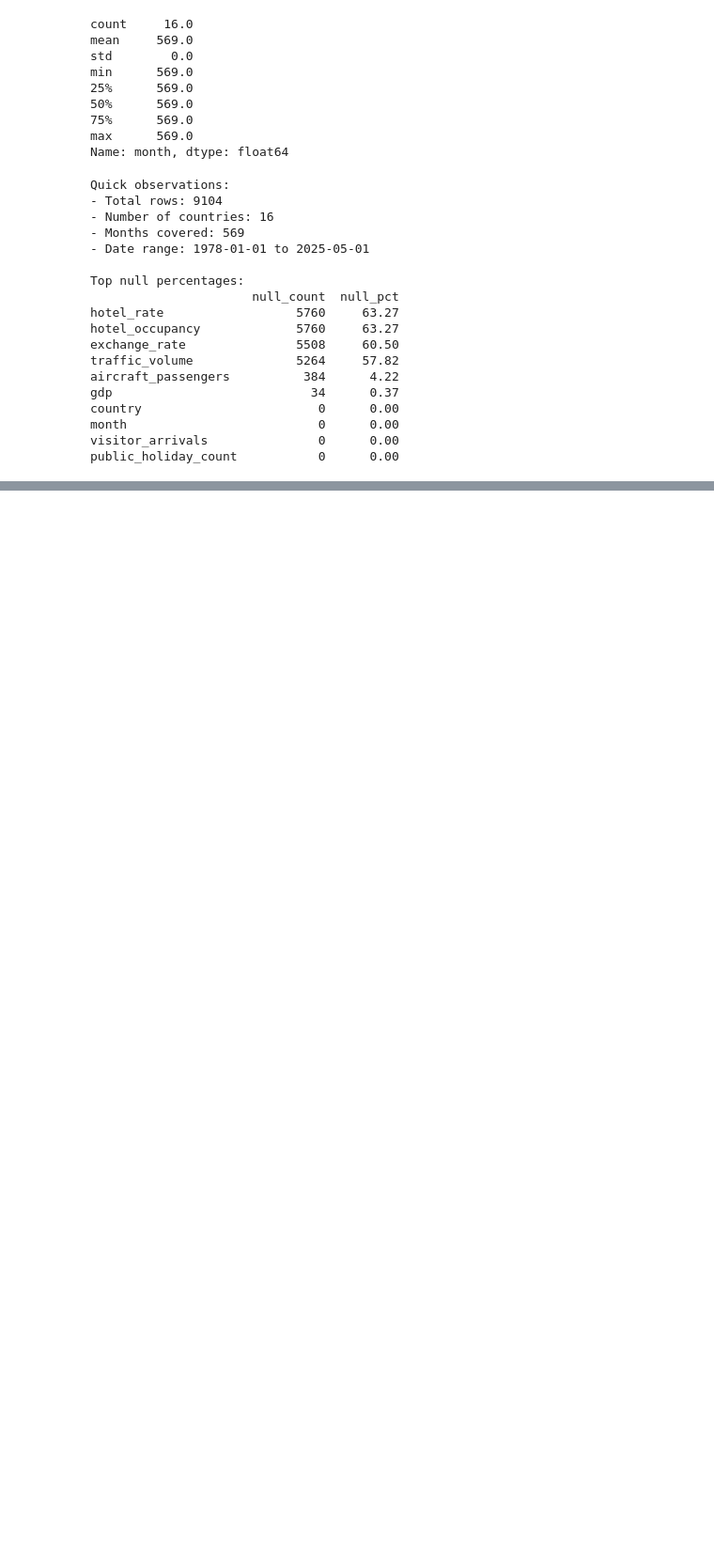
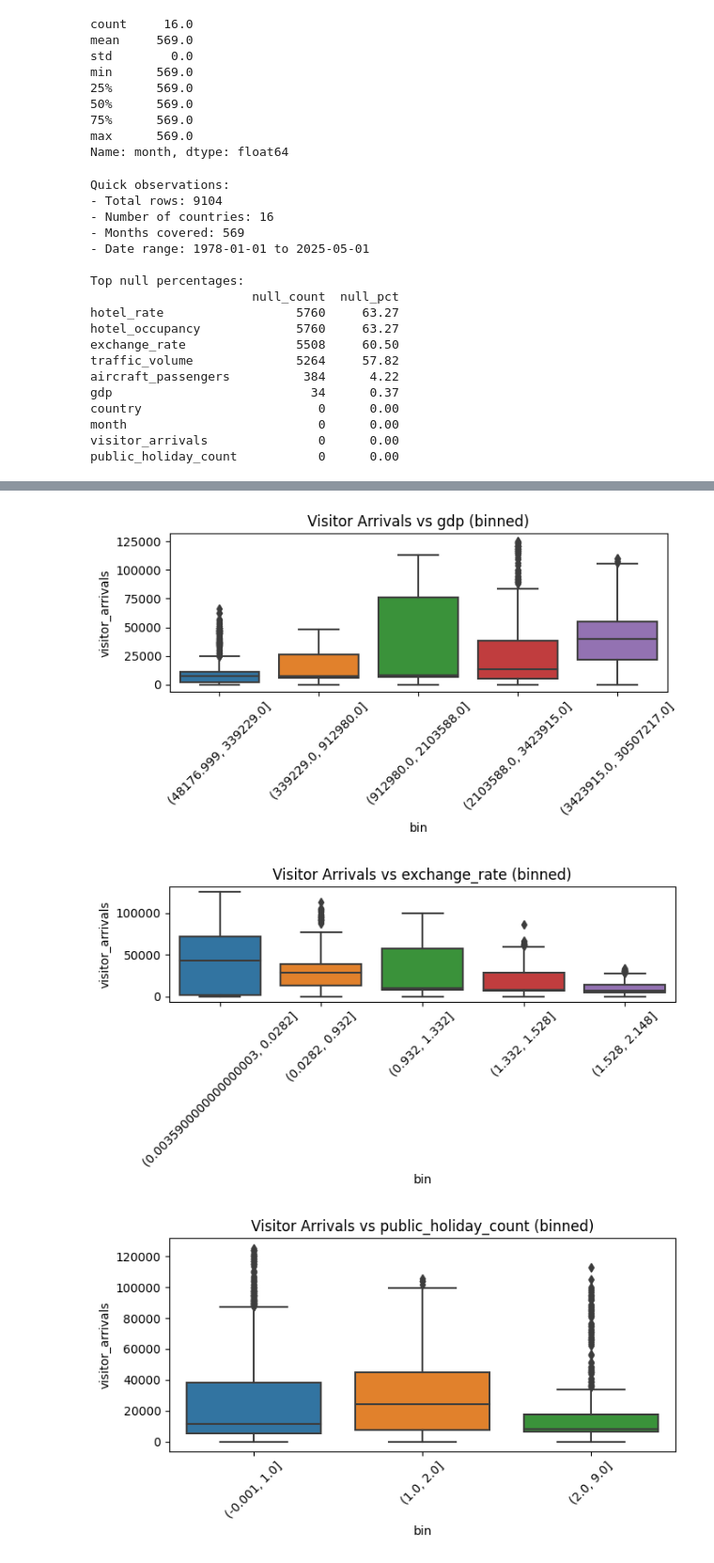
Before and after one commit to Lhanxi/IS3107-tourism-crowd-pipeline, a Jupyter notebook: notebooks/eda_features.ipynb, the cells around one changed output, grey strips where cells are left out. Shown at 94% size. Saved outputs shown, nothing was run; the diff lists cells and outputs as text; code cells hidden in the pictures; blank space fills up the shorter version.

```diff
--- a/notebooks/eda_features.ipynb
+++ b/notebooks/eda_features.ipynb
@@ -246,0 +266,18 @@ public_holiday_count           0      0.00
+# %%
+for col in candidate_features:
+    if col in filtered_data.columns:
+        temp = filtered_data[[col, "visitor_arrivals"]].dropna()
+
+        # create bins
+        temp["bin"] = pd.qcut(temp[col], q=5, duplicates="drop")
+
+        plt.figure(figsize=(7, 4))
+        sns.boxplot(x="bin", y="visitor_arrivals", data=temp)
+        plt.title(f"Visitor Arrivals vs {col} (binned)")
+        plt.xticks(rotation=45)
+        plt.tight_layout()
+        plt.show()
+# %% [output]
+[figure, added]
+[figure, added]
+[figure, added]
```
Also changed, not shown: parts of 7 cells of this notebook, 1 other file.
